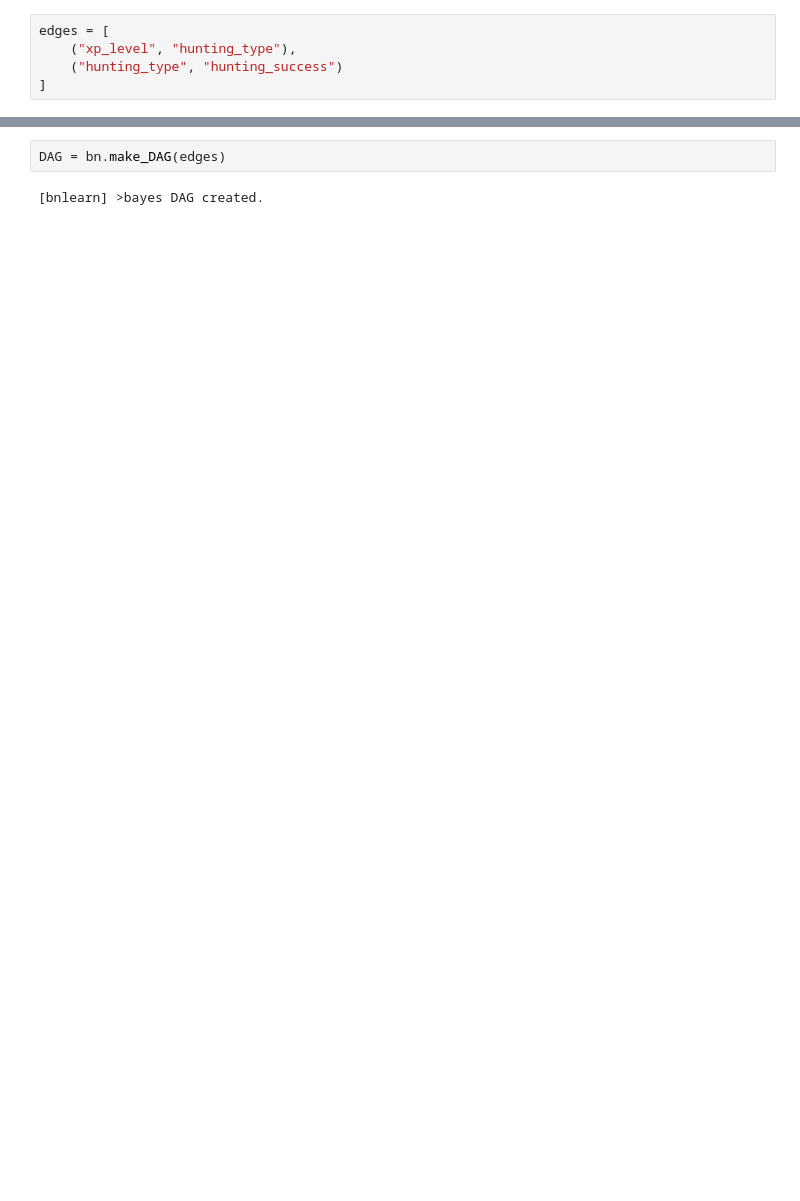
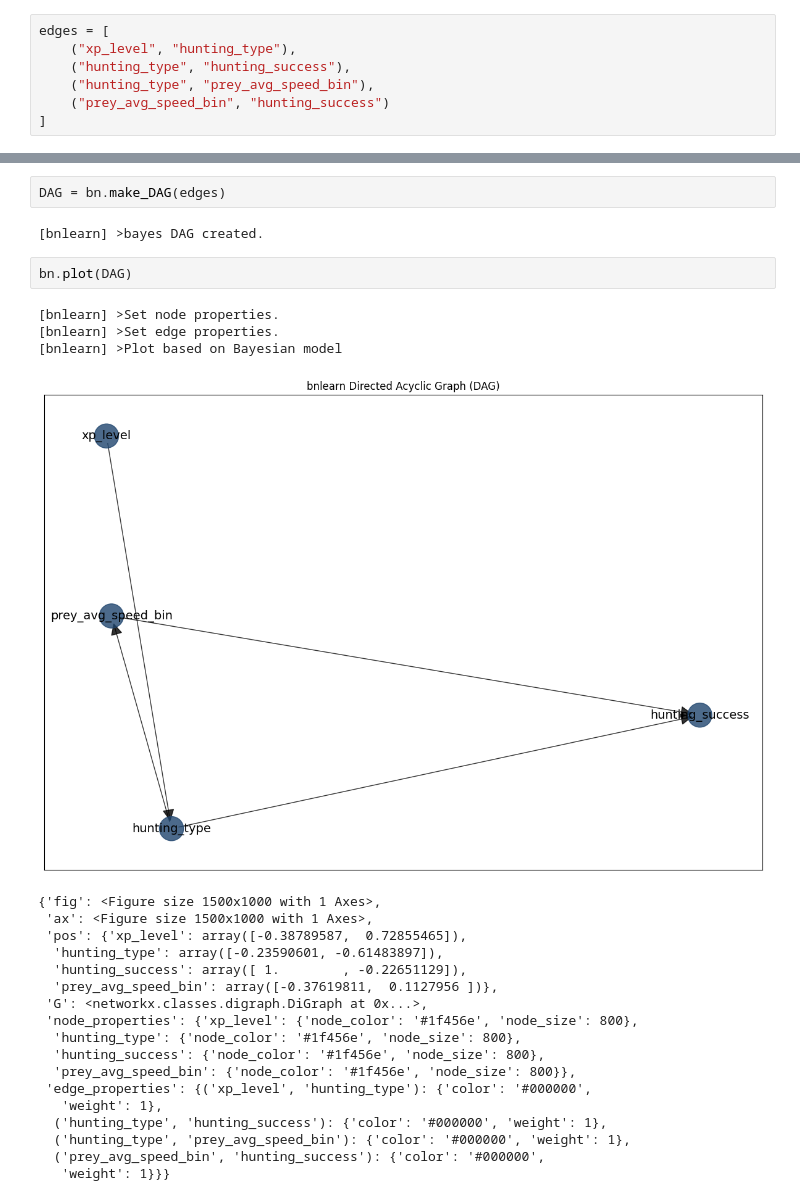
Before and after one commit to quantitative-ecologist/causal_predator-prey_int, a Jupyter notebook: code/models/BayesianNetwork-bnlearn.ipynb, the cells around one changed output, grey strips where cells are left out. Drawn from its saved outputs; the diff is of its cells as text; blank space fills up the shorter version.

Commit message:
update bayesian network

```diff
--- a/code/models/BayesianNetwork-bnlearn.ipynb
+++ b/code/models/BayesianNetwork-bnlearn.ipynb
@@ -125,5 +146,7 @@ experience --> hunting type --> hunting success
 # %%
 edges = [
     ("xp_level", "hunting_type"),
-    ("hunting_type", "hunting_success")
+    ("hunting_type", "hunting_success"),
+    ("hunting_type", "prey_avg_speed_bin"),
+    ("prey_avg_speed_bin", "hunting_success")
 ]
@@ -131,6 +163,30 @@ edges = [
 DAG = bn.make_DAG(edges)
 # %% [output]
 [bnlearn] >bayes DAG created.
+# %%
+bn.plot(DAG)
+# %% [output]
+[bnlearn] >Set node properties.
+[bnlearn] >Set edge properties.
+[bnlearn] >Plot based on Bayesian model
+[figure, added]
+{'fig': <Figure size 1500x1000 with 1 Axes>,
+ 'ax': <Figure size 1500x1000 with 1 Axes>,
+ 'pos': {'xp_level': array([-0.38789587,  0.72855465]),
+  'hunting_type': array([-0.23590601, -0.61483897]),
+  'hunting_success': array([ 1.        , -0.22651129]),
+  'prey_avg_speed_bin': array([-0.37619811,  0.1127956 ])},
+ 'G': <networkx.classes.digraph.DiGraph at 0x...>,
+ 'node_properties': {'xp_level': {'node_color': '#1f456e', 'node_size': 800},
+  'hunting_type': {'node_color': '#1f456e', 'node_size': 800},
+  'hunting_success': {'node_color': '#1f456e', 'node_size': 800},
+  'prey_avg_speed_bin': {'node_color': '#1f456e', 'node_size': 800}},
+ 'edge_properties': {('xp_level', 'hunting_type'): {'color': '#000000',
+   'weight': 1},
+  ('hunting_type', 'hunting_success'): {'color': '#000000', 'weight': 1},
+  ('hunting_type', 'prey_avg_speed_bin'): {'color': '#000000', 'weight': 1},
+  ('prey_avg_speed_bin', 'hunting_success'): {'color': '#000000',
+   'weight': 1}}}
 # %%
 DAG = bn.parameter_learning.fit(
     DAG, subset,
```
Also changed, not shown: parts of 9 cells of this notebook.
